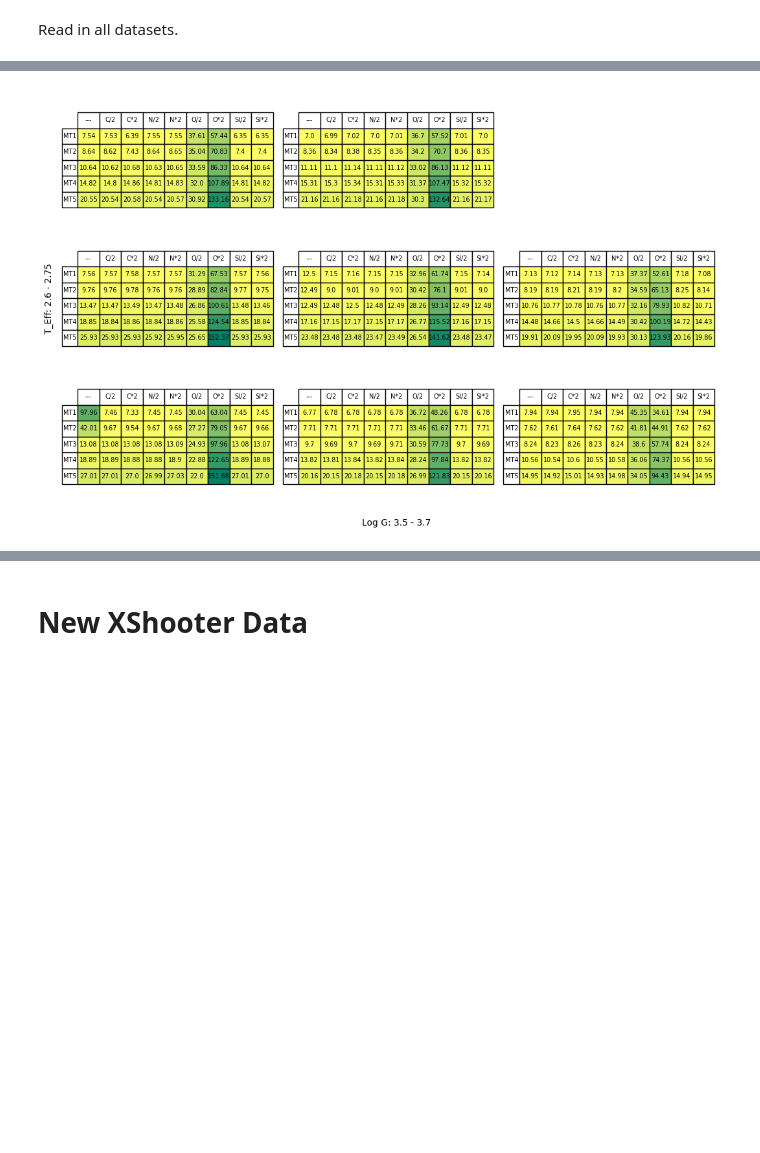
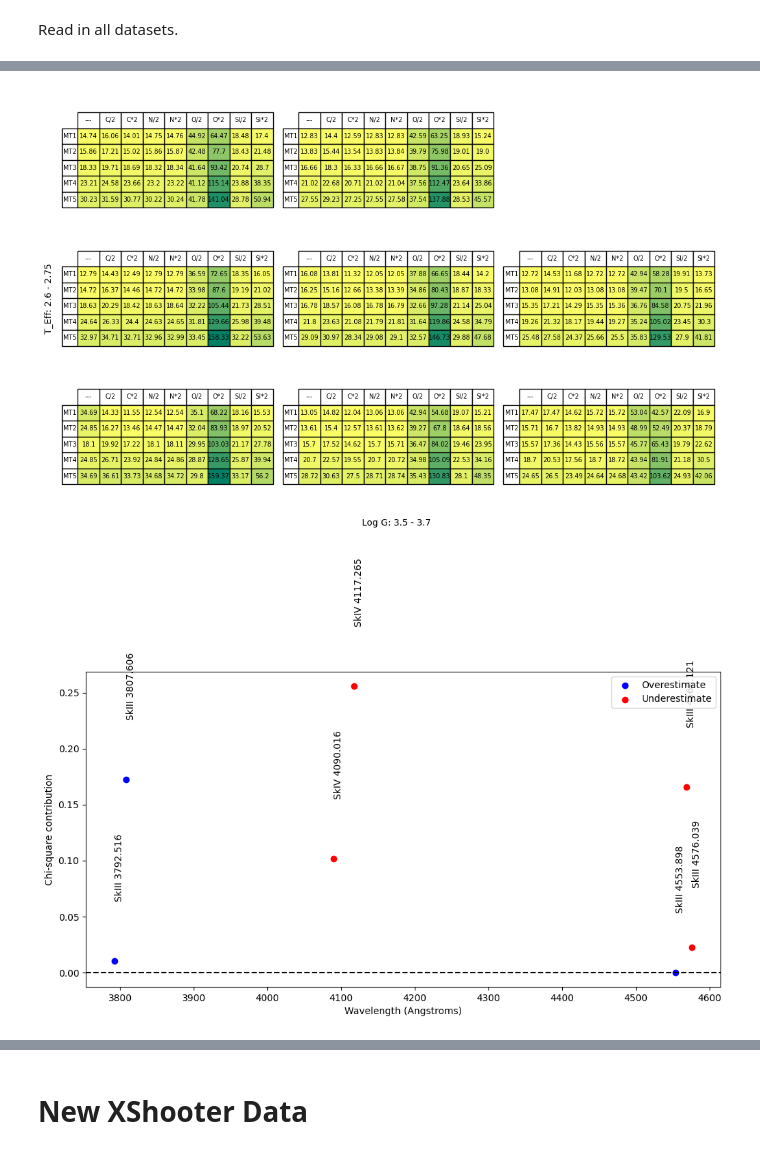
Before and after one commit to jCBellamy0/AzV-304, a Jupyter notebook: data_vis/data_vis_notebook.ipynb, the cells around one changed output, grey strips where cells are left out. Cells and saved outputs as stored; diff of their text form; code cells hidden in the pictures; blank space fills up the shorter version.

```diff
--- a/data_vis/data_vis_notebook.ipynb
+++ b/data_vis/data_vis_notebook.ipynb
@@ -472,5 +488,9 @@ mod_dataset_8 = FullDataset("EW_DATA_FULL_3p72p6")
 # %%
-plot_chi_table(obs_dataset, plot_chi_square_filter, [mod_dataset_1, mod_dataset_2,mod_dataset_3,mod_dataset_4,mod_dataset_5,mod_dataset_6,mod_dataset_7,mod_dataset_8])
+plot_chi_table(obs_dataset, plot_chi_square, [mod_dataset_1, mod_dataset_2,mod_dataset_3,mod_dataset_4,mod_dataset_5,mod_dataset_6,mod_dataset_7,mod_dataset_8])
 # %% [output]
-[figure, old version]
+[figure, new version]
+# %%
+plot_chi_wavelength(obs_dataset,mod_dataset_6.get_micro_abund_storage(1,"C/2"),filter_list=["SkIII","SkIV"])
+# %% [output]
+[figure, added]
 # %%
```
Also changed, not shown: parts of 16 cells of this notebook, 3 other files.
